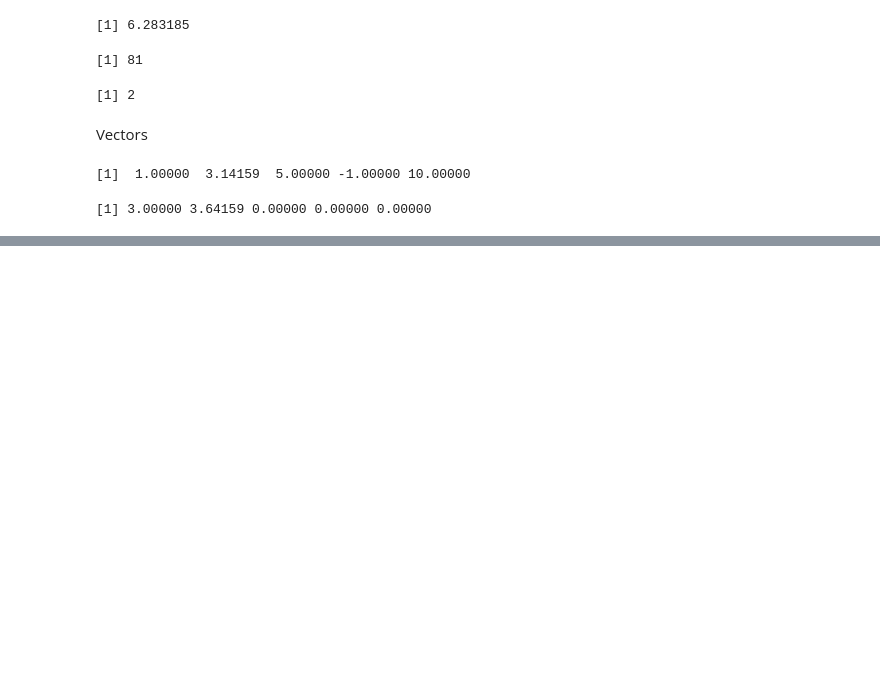
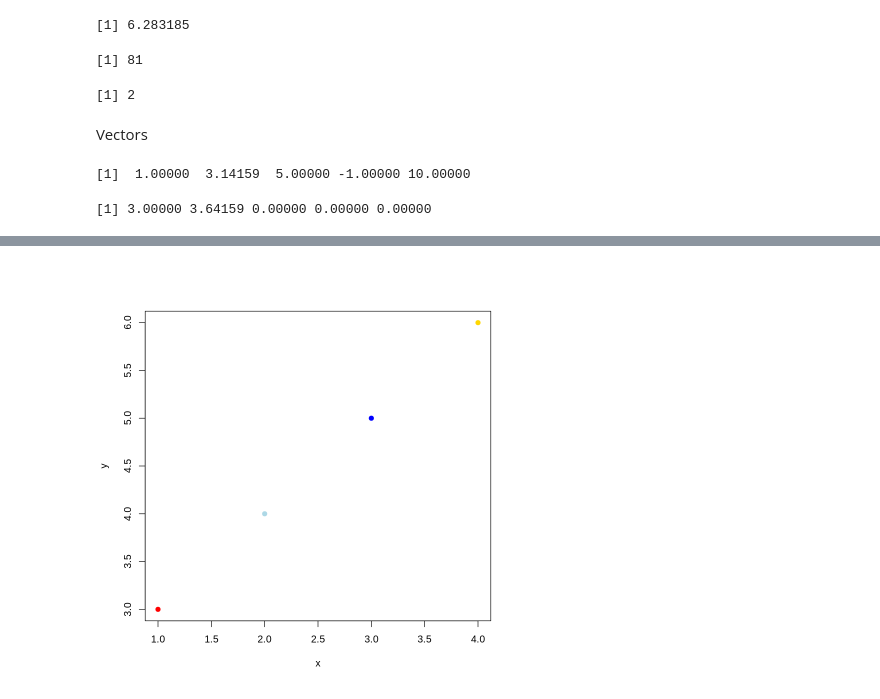
Before and after one commit to hongqin/Use-R-in-CoLab, a Jupyter notebook: Simple_R.ipynb, the cells around one changed output, grey strips where cells are left out. Saved outputs shown, nothing was run; the diff lists cells and outputs as text; code cells hidden in the pictures; blank space fills up the shorter version.

```diff
--- a/Simple_R.ipynb
+++ b/Simple_R.ipynb
@@ -42,0 +137,7 @@ b_vector
+# %%
+mycolors = c("red", "lightblue", "blue", "gold")
+x = 1:4
+y = x + 2
+plot( y ~ x, col=mycolors, pch=19)
+# %% [output]
+[figure, added]
```
Also changed, not shown: parts of 7 cells of this notebook.
